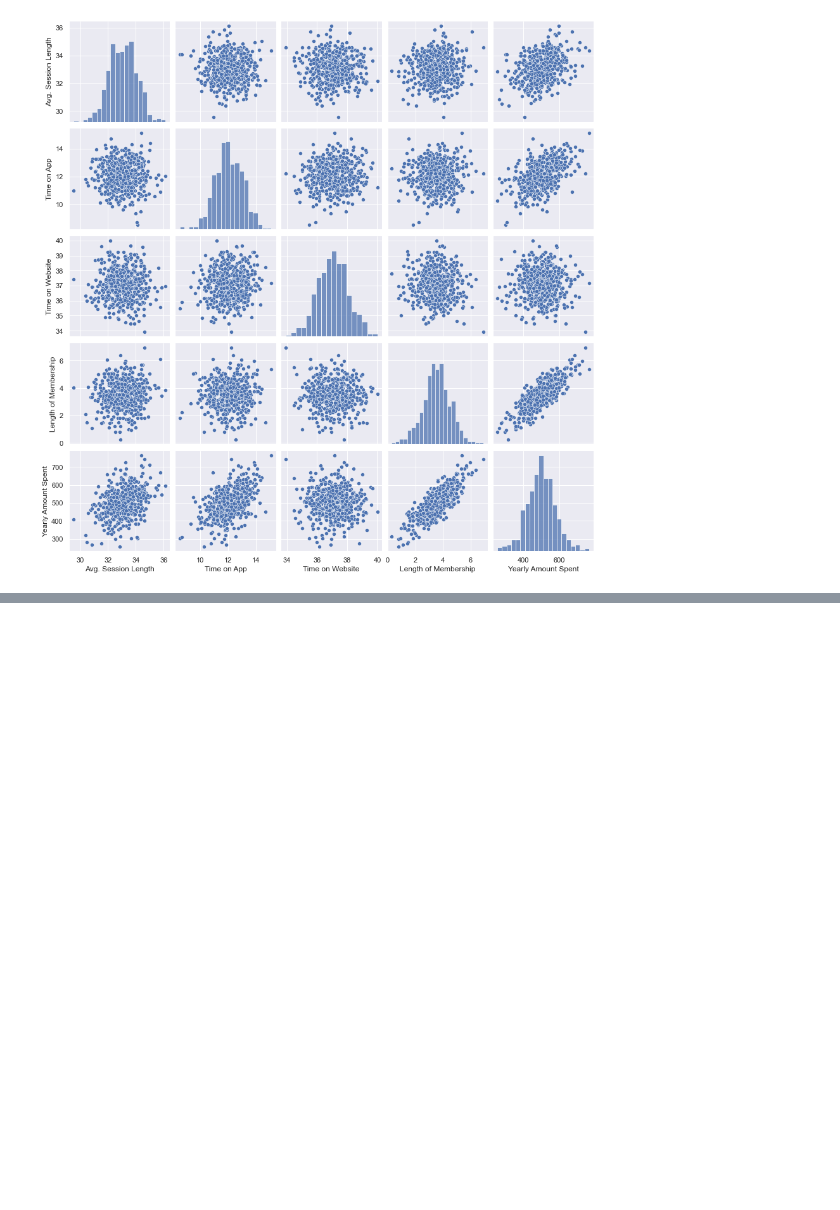
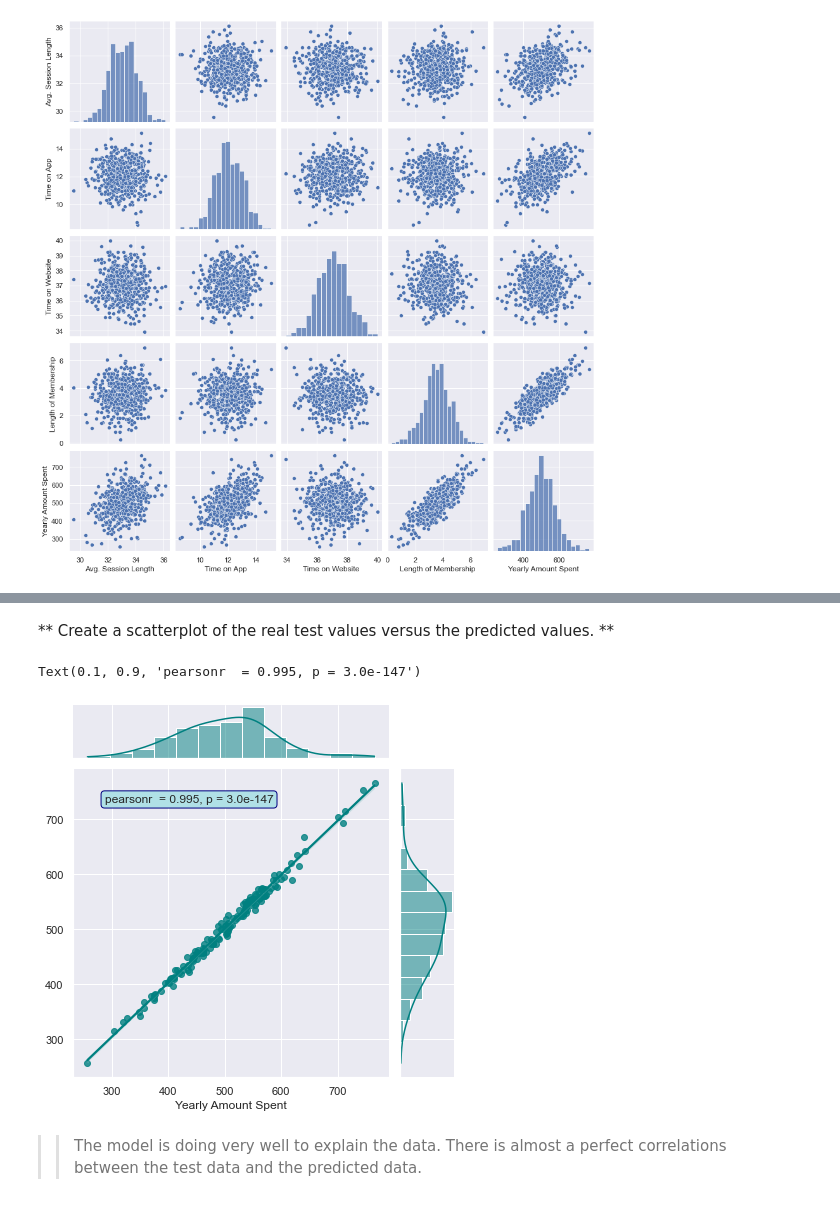
Before and after one commit to kevinprinsloo/My_Machine_Learning_Notebooks, a Jupyter notebook: Linear_Regression/Ecommerce_Linear_Regression_Project.ipynb, the cells around one changed output, grey strips where cells are left out. Drawn from its saved outputs; the diff is of its cells as text; code cells hidden in the pictures; blank space fills up the shorter version.

```diff
--- a/Linear_Regression/Ecommerce_Linear_Regression_Project.ipynb
+++ b/Linear_Regression/Ecommerce_Linear_Regression_Project.ipynb
@@ -136,0 +180,2 @@ g = sns.pairplot(customers)
+# %%
+X = customers[numeric_col]
@@ -136,0 +184,2 @@ g = sns.pairplot(customers)
+# %%
+X_train, X_test, y_train, y_test = train_test_split(X, y, test_size=0.3, random_state=101)
@@ -136,0 +196,3 @@ g = sns.pairplot(customers)
+# %%
+lm = LinearRegression()
+lm.fit(X_train,y_train)
@@ -136,0 +212,21 @@ g = sns.pairplot(customers)
+# %%
+predictions = lm.predict(X_test)
+# %% [markdown]
+** Create a scatterplot of the real test values versus the predicted values. **
+# %%
+sns.set(style="darkgrid", color_codes=True)
+g = sns.jointplot(x = y_test, y = predictions, kind='reg', color='teal')
+
+x = y_test
+y = predictions
+
+r, p = stats.pearsonr(x, y)
+g.ax_joint.annotate('pearsonr 'f' = {r:.3f}, p = {p:.1e}',
+                    xy=(0.1, 0.9), xycoords='axes fraction',
+                    ha='left', va='center',
+                    bbox={'boxstyle': 'round', 'fc': 'powderblue', 'ec': 'navy'})
+# %% [output]
+Text(0.1, 0.9, 'pearsonr  = 0.995, p = 3.0e-147')
+[figure, added]
+# %% [markdown]
+>> The model is doing very well to explain the data. There is almost a perfect correlations between the test data and the predicted data.
```
Also changed, not shown: parts of 29 cells of this notebook.
